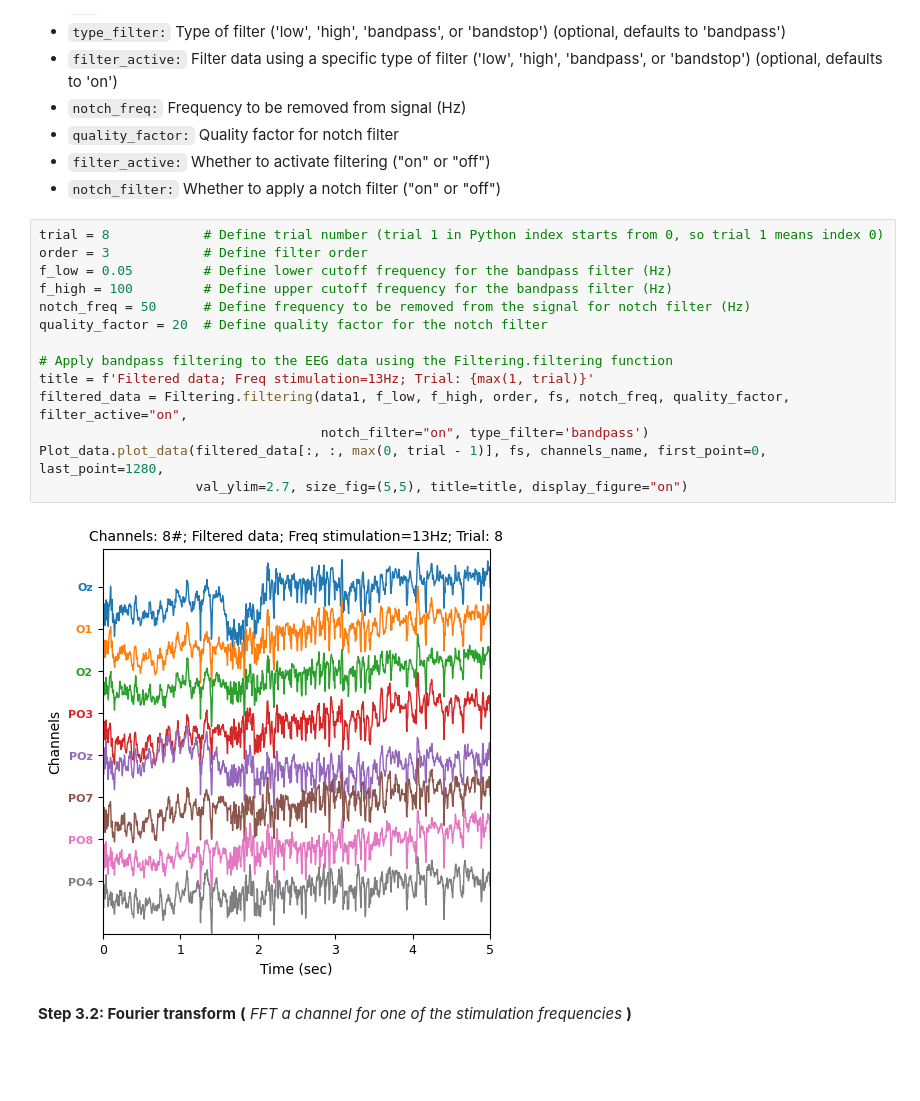
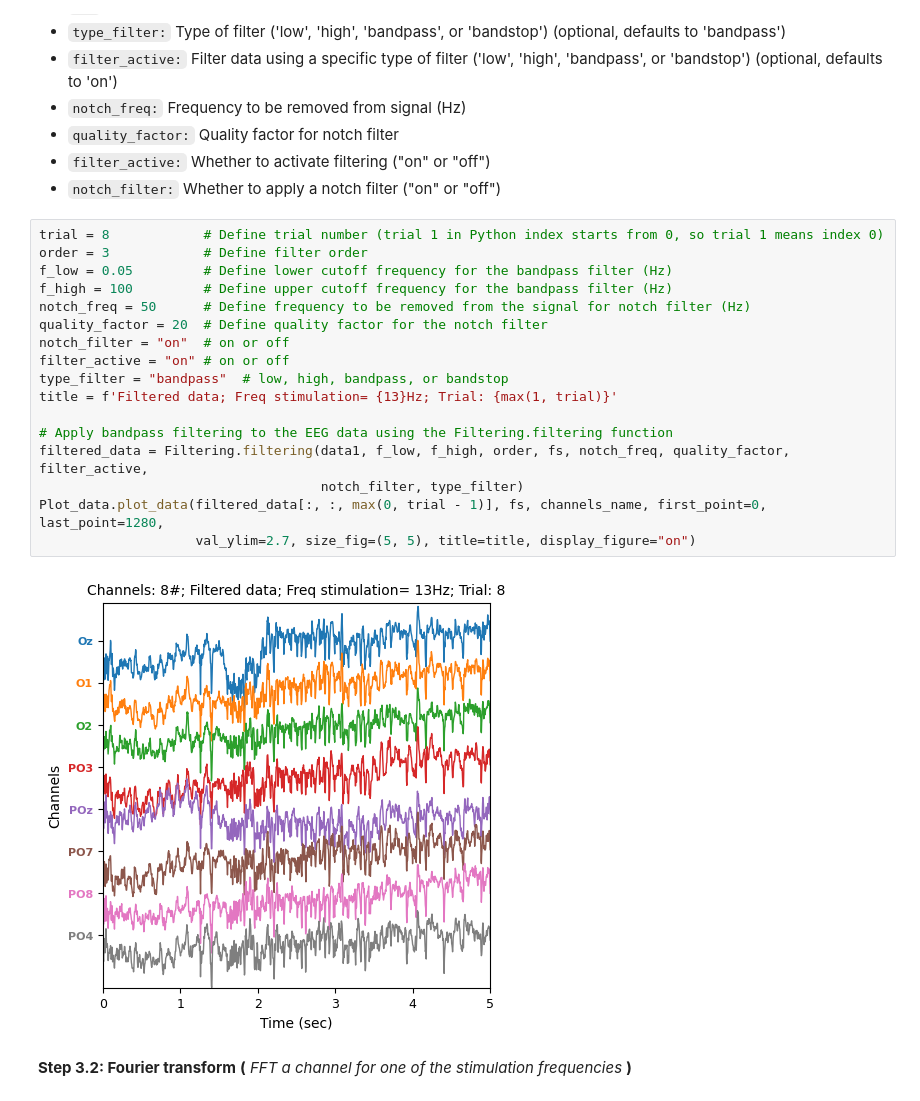
Before and after one commit to RezaSaadatyar/SSVEP-based-EEG-signal-processing, a Jupyter notebook: Code/Python/SSVEP.ipynb, the cells around one changed output. Cells and saved outputs as stored; diff of their text form; blank space fills up the shorter version.

```diff
--- a/Code/Python/SSVEP.ipynb
+++ b/Code/Python/SSVEP.ipynb
@@ -180,19 +182,22 @@ Plot_data.plot_data(data1[:, :, max(0, trial - 1)], fs, channels_name, first_poi
 # %%
 trial = 8            # Define trial number (trial 1 in Python index starts from 0, so trial 1 means index 0)
 order = 3            # Define filter order
 f_low = 0.05         # Define lower cutoff frequency for the bandpass filter (Hz)
 f_high = 100         # Define upper cutoff frequency for the bandpass filter (Hz)
 notch_freq = 50      # Define frequency to be removed from the signal for notch filter (Hz)
 quality_factor = 20  # Define quality factor for the notch filter
+notch_filter = "on"  # on or off
+filter_active = "on" # on or off
+type_filter = "bandpass"  # low, high, bandpass, or bandstop
+title = f'Filtered data; Freq stimulation= {13}Hz; Trial: {max(1, trial)}'
 
 # Apply bandpass filtering to the EEG data using the Filtering.filtering function
-title = f'Filtered data; Freq stimulation=13Hz; Trial: {max(1, trial)}'
-filtered_data = Filtering.filtering(data1, f_low, f_high, order, fs, notch_freq, quality_factor, filter_active="on",
-                                    notch_filter="on", type_filter='bandpass')
+filtered_data = Filtering.filtering(data1, f_low, f_high, order, fs, notch_freq, quality_factor, filter_active,
+                                    notch_filter, type_filter)
 Plot_data.plot_data(filtered_data[:, :, max(0, trial - 1)], fs, channels_name, first_point=0, last_point=1280,
-                    val_ylim=2.7, size_fig=(5,5), title=title, display_figure="on")
+                    val_ylim=2.7, size_fig=(5, 5), title=title, display_figure="on")
 # %% [output]
-[figure, old version]
+[figure, new version]
 # %% [markdown]
 **Step 3.2: Fourier transform** **(** *FFT a channel for one of the stimulation frequencies* **)**
 # %%
```
Also changed, not shown: parts of 14 cells of this notebook.
